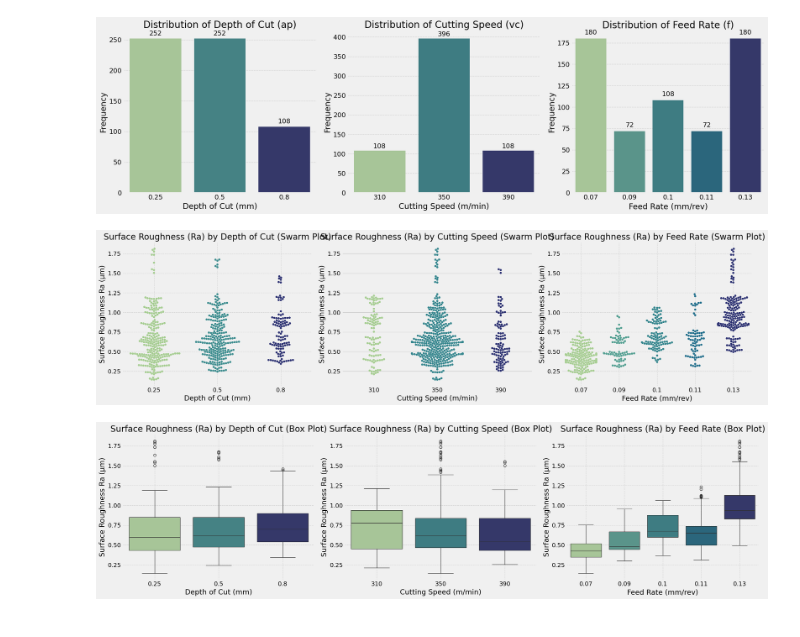
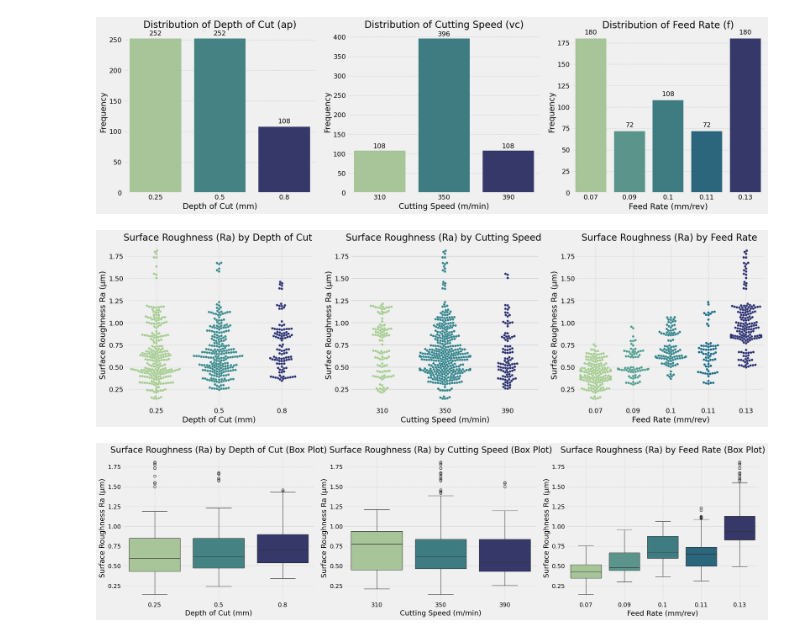
Before and after one commit to BraynerSantos/Surface_Roughness, a Jupyter notebook: Surface_Roughness.ipynb, the cells around one changed output. Drawn from its saved outputs; the diff is of its cells as text; code cells hidden in the pictures.

```diff
--- a/Surface_Roughness.ipynb
+++ b/Surface_Roughness.ipynb
@@ -242,33 +288,34 @@ plt.show()
 # %%
 # --- Plots with Swarm Plots ---
 fig, axes = plt.subplots(1, 3, figsize=(22, 6))
 
 # Ra vs. Depth of Cut with Swarm Plot
 sns.swarmplot(x='Depth_of_Cut_ap', y='Surface_Roughness_Ra', data=merged_df, ax=axes[0], hue='Depth_of_Cut_ap', palette='crest', s=5, legend=False)
-axes[0].set_title('Surface Roughness (Ra) by Depth of Cut (Swarm Plot)')
+axes[0].set_title('Surface Roughness (Ra) by Depth of Cut ')
 axes[0].set_xlabel('Depth of Cut (mm)')
 axes[0].set_ylabel('Surface Roughness Ra (µm)')
 axes[0].grid(True, linestyle='--', alpha=0.7)
 
 # Ra vs. Cutting Speed with Swarm Plot
 sns.swarmplot(x='Cutting_Speed_vc', y='Surface_Roughness_Ra', data=merged_df, ax=axes[1], hue='Cutting_Speed_vc', palette='crest', s=5, legend=False)
-axes[1].set_title('Surface Roughness (Ra) by Cutting Speed (Swarm Plot)')
+axes[1].set_title('Surface Roughness (Ra) by Cutting Speed ')
 axes[1].set_xlabel('Cutting Speed (m/min)')
 axes[1].set_ylabel('Surface Roughness Ra (µm)')
 
 # Ra vs. Feed Rate with Swarm Plot
 sns.swarmplot(x='Feed_Rate_f', y='Surface_Roughness_Ra', data=merged_df, ax=axes[2],hue='Feed_Rate_f', palette='crest', s=5, legend=False)
-axes[2].set_title('Surface Roughness (Ra) by Feed Rate (Swarm Plot)')
+axes[2].set_title('Surface Roughness (Ra) by Feed Rate ')
 axes[2].set_xlabel('Feed Rate (mm/rev)')
 axes[2].set_ylabel('Surface Roughness Ra (µm)')
 axes[2].grid(True, linestyle='--', alpha=0.7)
 
 
+
+#plt.tight_layout()
+plt.show()
 warnings.filterwarnings("ignore", category=UserWarning)
-plt.tight_layout()
-plt.show()
 # %% [output]
-[figure, old version]
+[figure, new version]
 # %%
 fig, axes = plt.subplots(1, 3, figsize=(22, 6))
 
```
Also changed, not shown: parts of 11 cells of this notebook.
